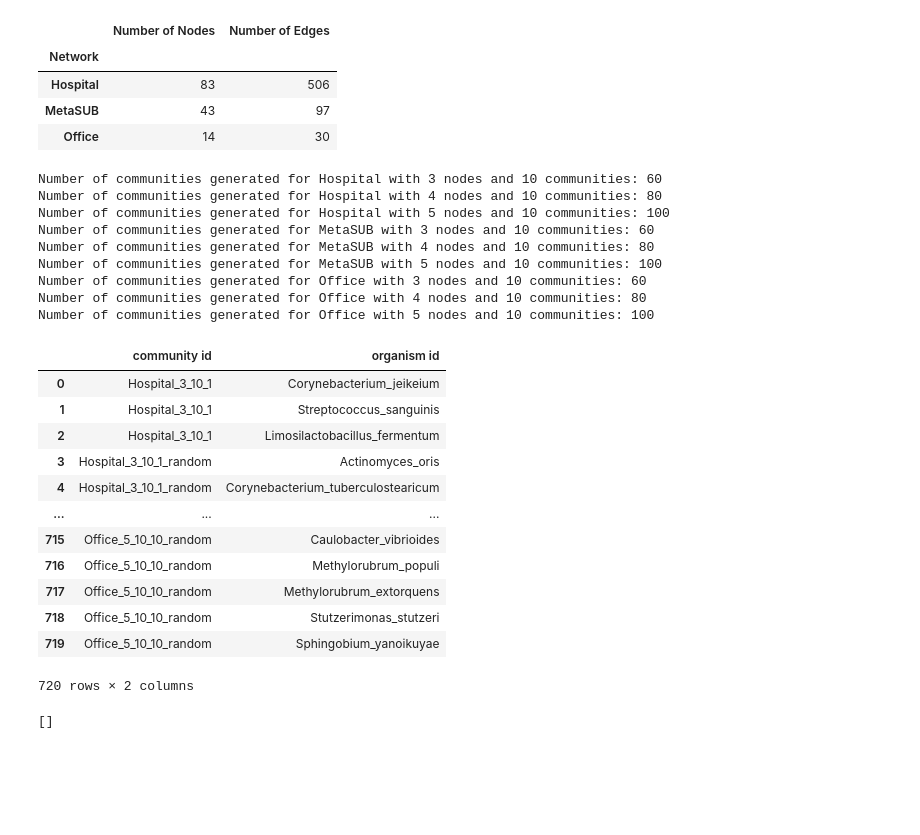
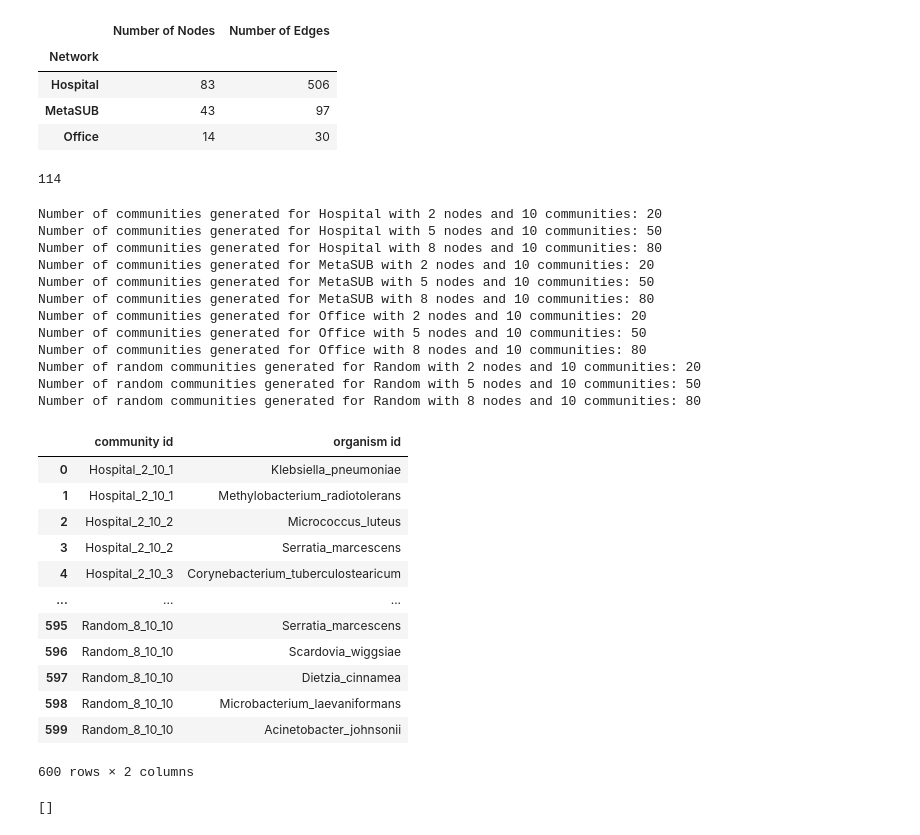
Before and after one commit to RamanLab/Hospital_Microbiome, a Jupyter notebook: 5_Model_properties.ipynb, the cells around one changed output. Drawn from its saved outputs; the diff is of its cells as text; code cells hidden in the pictures; blank space fills up the shorter version.

```diff
--- a/5_Model_properties.ipynb
+++ b/5_Model_properties.ipynb
@@ -107,6 +170,17 @@ network_data
 | Hospital | 83 | 506 |
 | MetaSUB | 43 | 97 |
 | Office | 14 | 30 |
+# %%
+# Overall available communities for random selection
+all_orgs = set()
+for df in sample_info.values():
+    all_orgs.update(df.index)
+
+all_orgs_list = list(all_orgs)
+
+len(all_orgs_list)
+# %% [output]
+114
 # %%
 # Set a seed for reproducibility
 random.seed(42)
@@ -153,54 +245,69 @@ def generate_community(graph, env="Hospital", num_nodes=5, num_subgraphs=10, sam
 # %%
+# Set a seed for reproducibility
+random.seed(42)
+
 # Simulating communities
-com_size = [3, 4, 5]
+com_size = [2, 5, 8]
 num_com = [10]
 
 # Overall community information
 community_info = pd.DataFrame({"community id": [], "organism id": []})
 
+# Adding random community information
+all_com_env = np.append(environments, ['Random'])
+
 # Generate communities
-for env in environments:
+for env in all_com_env:
     for size in com_size:
         for num in num_com:
-            community_df = generate_community(network_info[env], env=env, num_nodes=size, num_subgraphs=num, sample_info=sample_info)
-            community_info = pd.concat([community_info, community_df], ignore_index=True)
-            print(f"Number of communities generated for {env} with {size} nodes and {num} communities: {len(community_df)}")
-            #community_df.to_csv(output_path + env + f'_communities_{size}_{num}.csv', sep = ",", index = False)
+            if env != 'Random':
+                community_df = generate_community(network_info[env], env=env, num_nodes=size, num_subgraphs=num, sample_info=sample_info)
+                community_info = pd.concat([community_info, community_df], ignore_index=True)
+                print(f"Number of communities generated for {env} with {size} nodes and {num} communities: {len(community_df)}")
+                #community_df.to_csv(output_path + env + f'_communities_{size}_{num}.csv', sep = ",", index = False)
+
+            else:
+                community_df = generate_rand_community(num_nodes=size, num_subgraphs=num, all_orgs=all_orgs_list)
+                community_info = pd.concat([community_info, community_df], ignore_index=True)
+                print(f"Number of random communities generated for {env} with {size} nodes and {num} communities: {len(community_df)}")
 
 community_info['organism id'] = community_info['organism id'].str.replace(' ', '_')
 
 # Changing the name according to the models
 community_info['organism id'] = community_info['organism id'].str.replace('Kocuria_sp._UCD-OTCP', 'Kocuria_sp.')
 community_info['organism id'] = community_info['organism id'].str.replace('Roseomonas_sp._B5', 'Roseomonas_sp.')
 community_info['organism id'] = community_info['organism id'].str.replace('Dermacoccus_sp._Ellin185', 'Dermacoccus_sp.')
 
 # Save the community
 community_info.to_csv(output_path + 'community_info.csv', sep = "\t", index = False, header=False)
 
 community_info
 # %% [output]
-Number of communities generated for Hospital with 3 nodes and 10 communities: 60
-Number of communities generated for Hospital with 4 nodes and 10 communities: 80
-Number of communities generated for Hospital with 5 nodes and 10 communities: 100
-Number of communities generated for MetaSUB with 3 nodes and 10 communities: 60
-Number of communities generated for MetaSUB with 4 nodes and 10 communities: 80
-Number of communities generated for MetaSUB with 5 nodes and 10 communities: 100
-Number of communities generated for Office with 3 nodes and 10 communities: 60
-Number of communities generated for Office with 4 nodes and 10 communities: 80
-Number of communities generated for Office with 5 nodes and 10 communities: 100
+Number of communities generated for Hospital with 2 nodes and 10 communities: 20
+Number of communities generated for Hospital with 5 nodes and 10 communities: 50
+Number of communities generated for Hospital with 8 nodes and 10 communities: 80
+Number of communities generated for MetaSUB with 2 nodes and 10 communities: 20
+Number of communities generated for MetaSUB with 5 nodes and 10 communities: 50
+Number of communities generated for MetaSUB with 8 nodes and 10 communities: 80
+Number of communities generated for Office with 2 nodes and 10 communities: 20
+Number of communities generated for Office with 5 nodes and 10 communities: 50
+Number of communities generated for Office with 8 nodes and 10 communities: 80
+Number of random communities generated for Random with 2 nodes and 10 communities: 20
+Number of random communities generated for Random with 5 nodes and 10 communities: 50
+Number of random communities generated for Random with 8 nodes and 10 communities: 80
 |  | community id | organism id |
-| 0 | Hospital_3_10_1 | Corynebacterium_jeikeium |
-| 1 | Hospital_3_10_1 | Streptococcus_sanguinis |
-| 2 | Hospital_3_10_1 | Limosilactobacillus_fermentum |
-| 3 | Hospital_3_10_1_random | Actinomyces_oris |
-| 4 | Hospital_3_10_1_random | Corynebacterium_tuberculostearicum |
+| 0 | Hospital_2_10_1 | Klebsiella_pneumoniae |
+| 1 | Hospital_2_10_1 | Methylobacterium_radiotolerans |
+| 2 | Hospital_2_10_2 | Micrococcus_luteus |
+| 3 | Hospital_2_10_2 | Serratia_marcescens |
+| 4 | Hospital_2_10_3 | Corynebacterium_tuberculostearicum |
 | ... | ... | ... |
-| 715 | Office_5_10_10_random | Caulobacter_vibrioides |
-| 716 | Office_5_10_10_random | Methylorubrum_populi |
-| 717 | Office_5_10_10_random | Methylorubrum_extorquens |
-| 718 | Office_5_10_10_random | Stutzerimonas_stutzeri |
-| 719 | Office_5_10_10_random | Sphingobium_yanoikuyae |
+| 595 | Random_8_10_10 | Serratia_marcescens |
+| 596 | Random_8_10_10 | Scardovia_wiggsiae |
+| 597 | Random_8_10_10 | Dietzia_cinnamea |
+| 598 | Random_8_10_10 | Microbacterium_laevaniformans |
+| 599 | Random_8_10_10 | Acinetobacter_johnsonii |
-720 rows × 2 columns
+600 rows × 2 columns
 # %%
 # Check model names
 model_files = glob.glob(model_path + '*.xml')
```
Also changed, not shown: parts of 18 cells of this notebook.
